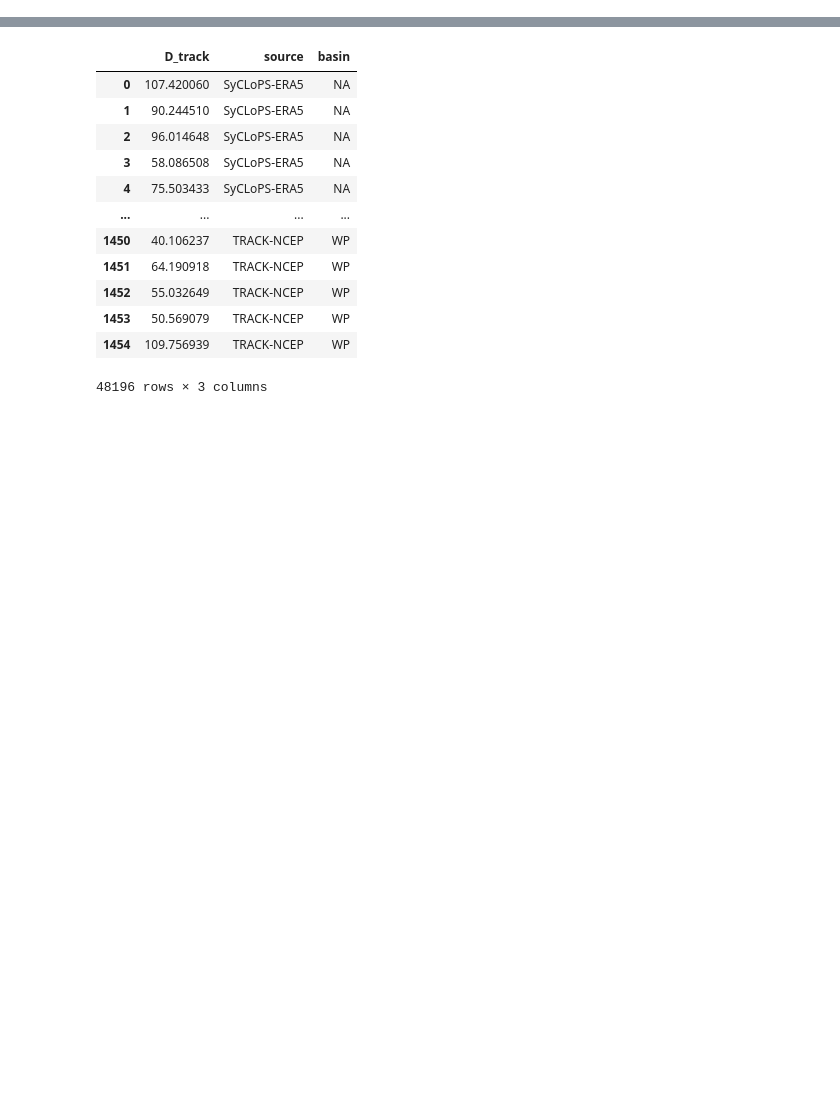
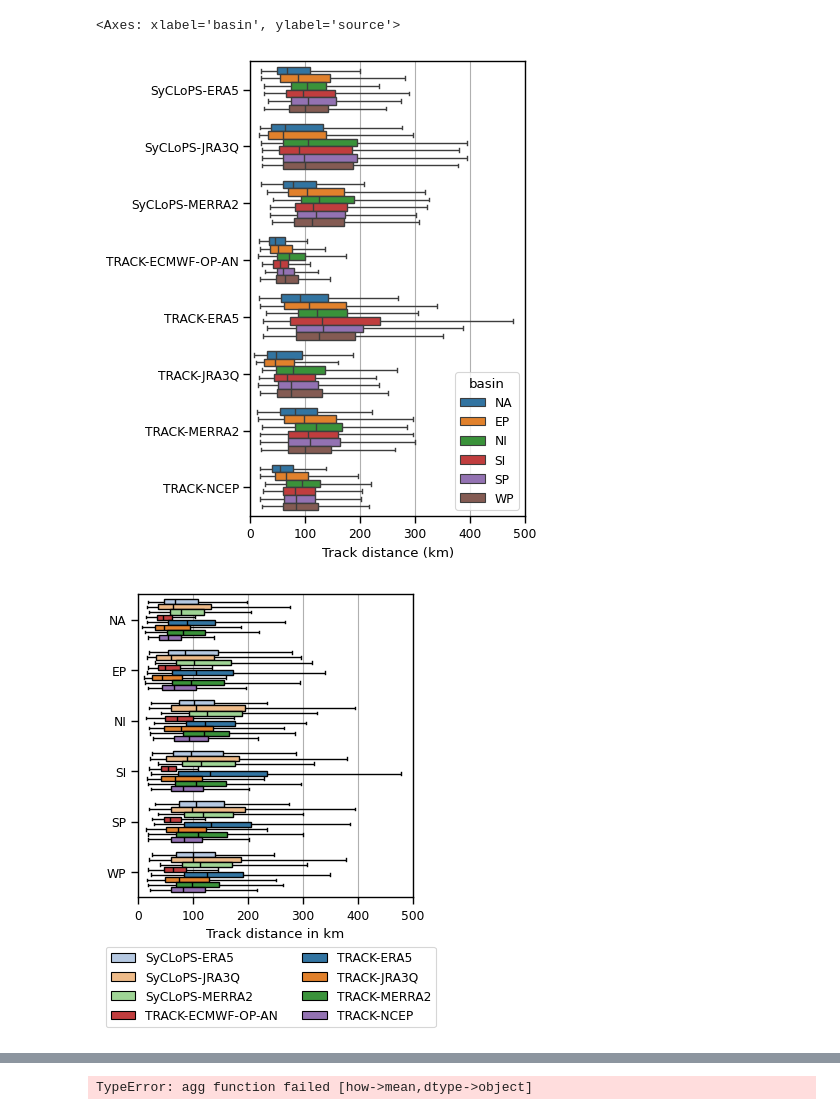
Before and after one commit to Huracan-project/RABTracks, a Jupyter notebook: paper_figs/matching_distance.ipynb, the cells around one changed output, grey strips where cells are left out. Drawn from its saved outputs; the diff is of its cells as text; code cells hidden in the pictures; blank space fills up the shorter version.

```diff
--- a/paper_figs/matching_distance.ipynb
+++ b/paper_figs/matching_distance.ipynb
@@ -3,3 +3,3 @@ from eib import *
 sns.set_context("paper")
 # %%
-data = {b: xr.open_dataset("../extended-ibtracs/extended-ibtracs_"+b+".nc") for b in BASINS}
+data = {b: xr.open_dataset("../RABTracks/RABTracks_"+b+".nc") for b in BASINS}
@@ -11,6 +35,10 @@ haversine_vec = np.vectorize(haversine4)
 # %%
 # Compute dist2ib
 for b in BASINS:
+    data[b]["dist2ib_psl"] = xr.apply_ufunc(haversine_vec,
+            data[b].sel(source = "IBTrACS").lat_mixed,
+            data[b].sel(source = "IBTrACS").lon_mixed,
+           data[b].lat_mixed, data[b].lon_mixed)
     data[b]["dist2ib"] = xr.apply_ufunc(haversine_vec,
             data[b].sel(source = "IBTrACS").lat,
             data[b].sel(source = "IBTrACS").lon,
@@ -18,31 +46,51 @@ for b in BASINS:
 # %%
 sns.set_palette("tab10")
 
 df = pd.DataFrame()
 for b in BASINS:
     eib = data[b]
     BINS = np.arange(0, 501, 20)
 
     # Track by track
     #fig, axs = plt.subplots()
     for ds in eib.source.values:
         if ds != "IBTrACS":
-            D = eib.sel(source = ds)["dist2ib"].groupby(eib.track_id).mean()
+            D = eib.sel(source = ds)["dist2ib_psl"].groupby(eib.track_id).mean()
             D_series = pd.Series(D.where(D.notnull(), drop = True).values).rename("D_track")
             D_df = pd.DataFrame(D_series).assign(source = ds, basin = b)
             df = pd.concat([df, D_df])
-            #sns.histplot(data = D,
-            #             bins = BINS,
-            #             fill = False,
-            #             #ec = PALETTE[ds],
-            #             element = "step",
-            #             stat = "probability",
-            #             label = ds,
-            #             ax= axs)
-            #axs.axvline(D.mean(), c = PALETTE[ds])
-    #axs.legend()
-    #axs.set_title(b)
-    #axs.grid(axis = 'x')
-    #axs.set_xlim(0,500)
+df
+fig = plt.figure(figsize = cm2inch([9,15]))
+ax = sns.boxplot(data = df[df.basin != "SA"],
+            x = "D_track", y = "source",
+            hue = "basin", #palette = PALETTE,
+           showfliers = False)
+ax.set_xlim(0,500)
+ax.set_ylabel("")
+ax.set_xlabel("Track distance (km)")
+ax.grid(axis = 'x')
 
-    # TODO: Ajouter la moyenne pour chacun en dessous.
+plt.savefig("matching_distance.png", bbox_inches = "tight")
+plt.savefig("matching_distance.pdf", bbox_inches = "tight")
+
+fig = plt.figure(figsize = cm2inch([9,10]))
+ax = sns.boxplot(data = df[df.basin != "SA"],
+            x = "D_track", y = "basin",
+            hue = "source", palette = PALETTE,
+           showfliers = False)
+ax.set_xlim(0,500)
+ax.set_ylabel("")
+ax.set_xlabel("Track distance in km")
+ax.grid(axis = 'x')
+
+ax.get_legend().remove()
+fig.legend(ncol = 2, loc = "outside upper center",
+           bbox_to_anchor = (0.5, 0.0), frameon = True)
+
+mean = df.groupby(["source", "basin"]).D_track.mean().reset_index().pivot_table(columns = "basin", index = "source").D_track
+plt.figure()
+sns.heatmap(mean, cmap = "rainbow")
+# %% [output]
+<Axes: xlabel='basin', ylabel='source'>
+[figure, added]
+[figure, added]
@@ -49,16 +97,0 @@ for b in BASINS:
-# %%
-df
-# %% [output]
-|  | D_track | source | basin |
-| 0 | 107.420060 | SyCLoPS-ERA5 | NA |
-| 1 | 90.244510 | SyCLoPS-ERA5 | NA |
-| 2 | 96.014648 | SyCLoPS-ERA5 | NA |
-| 3 | 58.086508 | SyCLoPS-ERA5 | NA |
-| 4 | 75.503433 | SyCLoPS-ERA5 | NA |
-| ... | ... | ... | ... |
-| 1450 | 40.106237 | TRACK-NCEP | WP |
-| 1451 | 64.190918 | TRACK-NCEP | WP |
-| 1452 | 55.032649 | TRACK-NCEP | WP |
-| 1453 | 50.569079 | TRACK-NCEP | WP |
-| 1454 | 109.756939 | TRACK-NCEP | WP |
-48196 rows × 3 columns
@@ -91,0 +106,4 @@ fig.legend(ncol = 2, loc = "outside upper center",
+# %%
+M.groupby("RA").mean()
+# %% [output]
+TypeError: agg function failed [how->mean,dtype->object]
```
Also changed, not shown: parts of 10 cells of this notebook, 24 other files.
